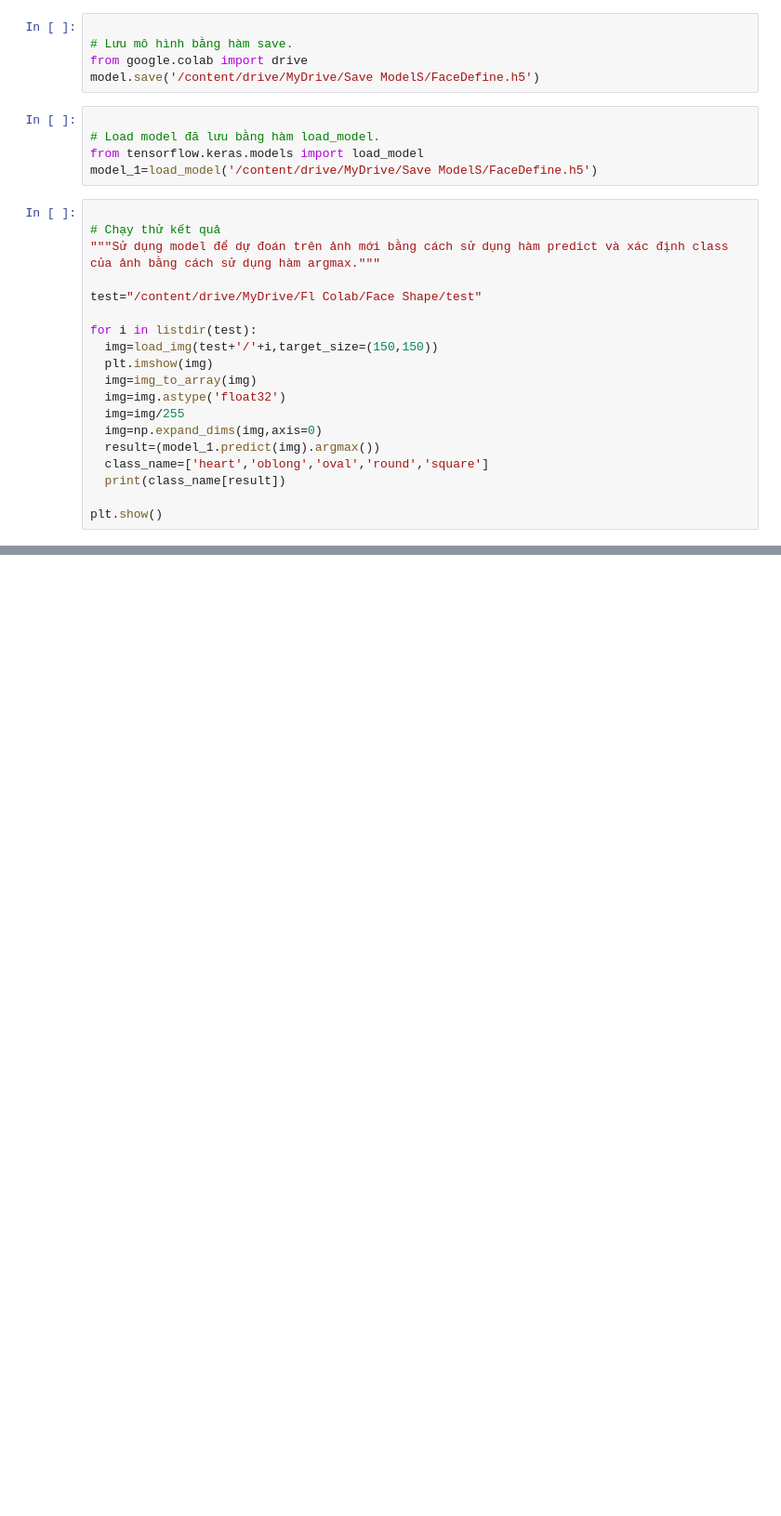
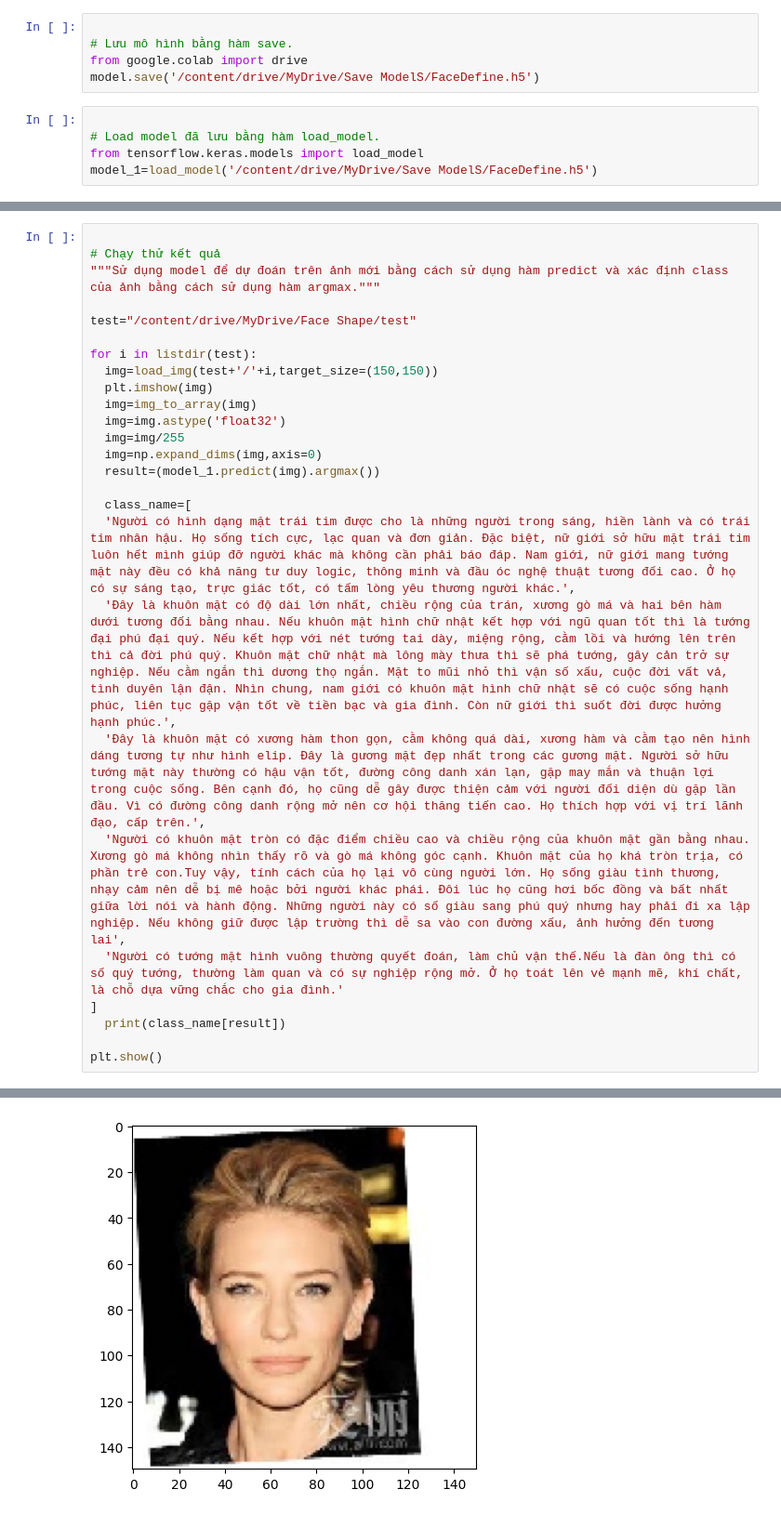
Before and after one commit to leethanhvaan20302/A.I.-Artificial-Intelligence, a Jupyter notebook: BT1. Face_Shape.ipynb, the cells around one changed output, grey strips where cells are left out. Shown at 93% size. Cells and saved outputs as stored; diff of their text form; blank space fills up the shorter version.

Commit message:
Được tạo bằng Colaboratory

```diff
--- a/BT1. Face_Shape.ipynb
+++ b/BT1. Face_Shape.ipynb
@@ -154,22 +153,3 @@ model.save('/content/drive/MyDrive/Save ModelS/FaceDefine.h5')
 # Load model đã lưu bằng hàm load_model.
 from tensorflow.keras.models import load_model
 model_1=load_model('/content/drive/MyDrive/Save ModelS/FaceDefine.h5')
-# %%
-
-# Chạy thử kết quả
-"""Sử dụng model để dự đoán trên ảnh mới bằng cách sử dụng hàm predict và xác định class của ảnh bằng cách sử dụng hàm argmax."""
-
-test="/content/drive/MyDrive/Fl Colab/Face Shape/test"
-
-for i in listdir(test):
-  img=load_img(test+'/'+i,target_size=(150,150))
-  plt.imshow(img)
-  img=img_to_array(img)
-  img=img.astype('float32')
-  img=img/255
-  img=np.expand_dims(img,axis=0)
-  result=(model_1.predict(img).argmax())
-  class_name=['heart','oblong','oval','round','square']
-  print(class_name[result])
-
-plt.show()
@@ -197,0 +156,27 @@ heart
+# %%
+
+# Chạy thử kết quả
+"""Sử dụng model để dự đoán trên ảnh mới bằng cách sử dụng hàm predict và xác định class của ảnh bằng cách sử dụng hàm argmax."""
+
+test="/content/drive/MyDrive/Face Shape/test"
+
+for i in listdir(test):
+  img=load_img(test+'/'+i,target_size=(150,150))
+  plt.imshow(img)
+  img=img_to_array(img)
+  img=img.astype('float32')
+  img=img/255
+  img=np.expand_dims(img,axis=0)
+  result=(model_1.predict(img).argmax())
+
+  class_name=[
+  'Người có hình dạng mặt trái tim được cho là những người trong sáng, hiền lành và có trái tim nhân hậu. Họ sống tích cực, lạc quan và đơn giản. Đặc biệt, nữ giới sở hữu mặt trái tim luôn hết mình giúp đỡ người khác mà không cần phải báo đáp. Nam giới, nữ giới mang tướng mặt này đều có khả năng tư duy logic, thông minh và đầu óc nghệ thuật tương đối cao. Ở họ có sự sáng tạo, trực giác tốt, có tấm lòng yêu thương người khác.',
+  'Đây là khuôn mặt có độ dài lớn nhất, chiều rộng của trán, xương gò má và hai bên hàm dưới tương đối bằng nhau. Nếu khuôn mặt hình chữ nhật kết hợp với ngũ quan tốt thì là tướng đại phú đại quý. Nếu kết hợp với nét tướng tai dày, miệng rộng, cằm lồi và hướng lên trên thì cả đời phú quý. Khuôn mặt chữ nhật mà lông mày thưa thì sẽ phá tướng, gây cản trở sự nghiệp. Nếu cằm ngắn thì dương thọ ngắn. Mặt to mũi nhỏ thì vận số xấu, cuộc đời vất vả, tình duyên lận đận. Nhìn chung, nam giới có khuôn mặt hình chữ nhật sẽ có cuộc sống hạnh phúc, liên tục gặp vận tốt về tiền bạc và gia đình. Còn nữ giới thì suốt đời được hưởng hạnh phúc.',
+  'Đây là khuôn mặt có xương hàm thon gọn, cằm không quá dài, xương hàm và cằm tạo nên hình dáng tương tự như hình elip. Đây là gương mặt đẹp nhất trong các gương mặt. Người sở hữu tướng mặt này thường có hậu vận tốt, đường công danh xán lạn, gặp may mắn và thuận lợi trong cuộc sống. Bên cạnh đó, họ cũng dễ gây được thiện cảm với người đối diện dù gặp lần đầu. Vì có đường công danh rộng mở nên cơ hội thăng tiến cao. Họ thích hợp với vị trí lãnh đạo, cấp trên.',
+  'Người có khuôn mặt tròn có đặc điểm chiều cao và chiều rộng của khuôn mặt gần bằng nhau. Xương gò má không nhìn thấy rõ và gò má không góc cạnh. Khuôn mặt của họ khá tròn trịa, có phần trẻ con.Tuy vậy, tính cách của họ lại vô cùng người lớn. Họ sống giàu tình thương, nhạy cảm nên dễ bị mê hoặc bởi người khác phái. Đôi lúc họ cũng hơi bốc đồng và bất nhất giữa lời nói và hành động. Những người này có số giàu sang phú quý nhưng hay phải đi xa lập nghiệp. Nếu không giữ được lập trường thì dễ sa vào con đường xấu, ảnh hưởng đến tương lai',
+  'Người có tướng mặt hình vuông thường quyết đoán, làm chủ vận thế.Nếu là đàn ông thì có số quý tướng, thường làm quan và có sự nghiệp rộng mở. Ở họ toát lên vẻ mạnh mẽ, khí chất, là chỗ dựa vững chắc cho gia đình.'
+]
+  print(class_name[result])
+
+plt.show()
+# %% [output]
@@ -197,0 +185 @@ heart
+[figure, added]
```
Also changed, not shown: parts of 6 cells of this notebook.
